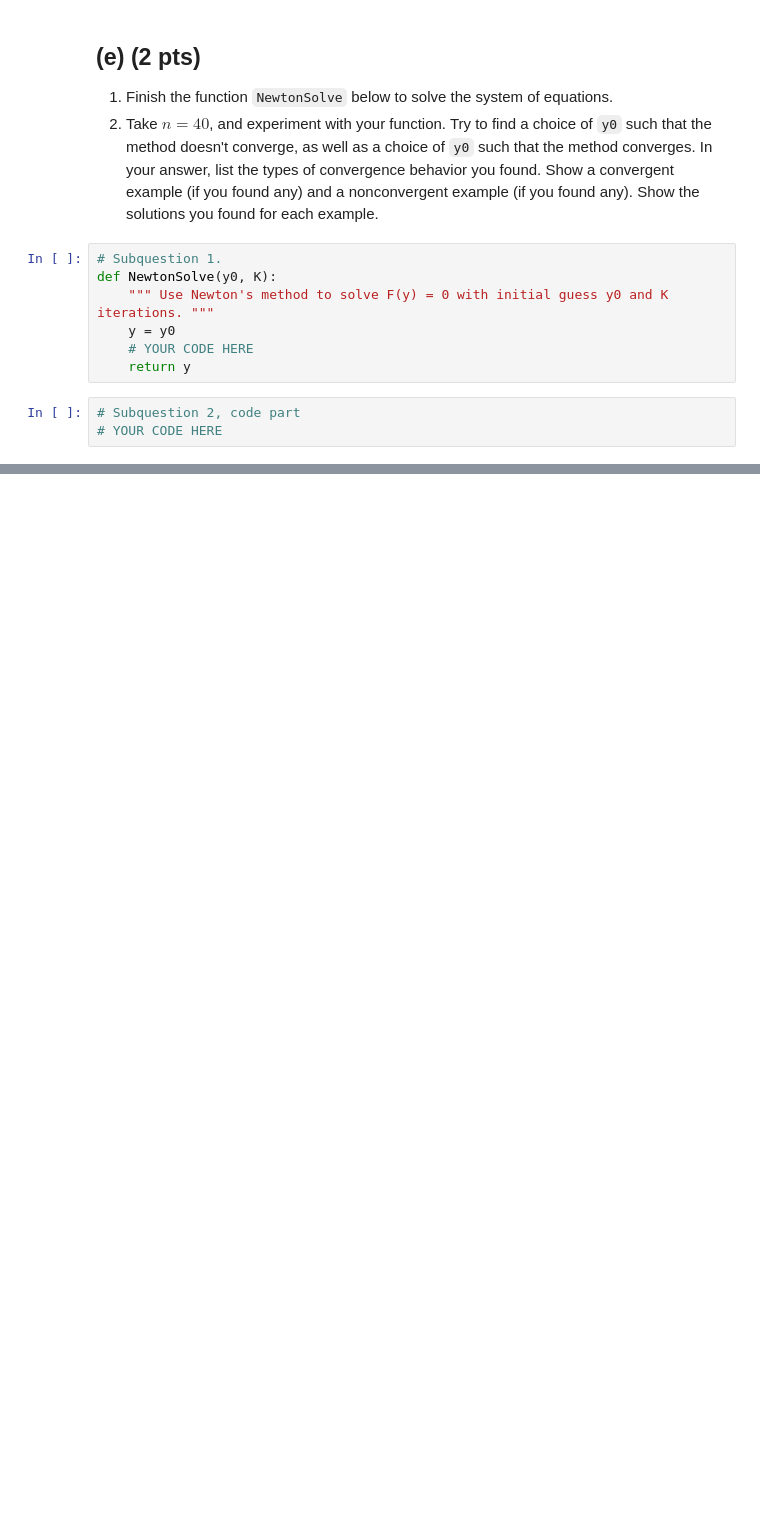
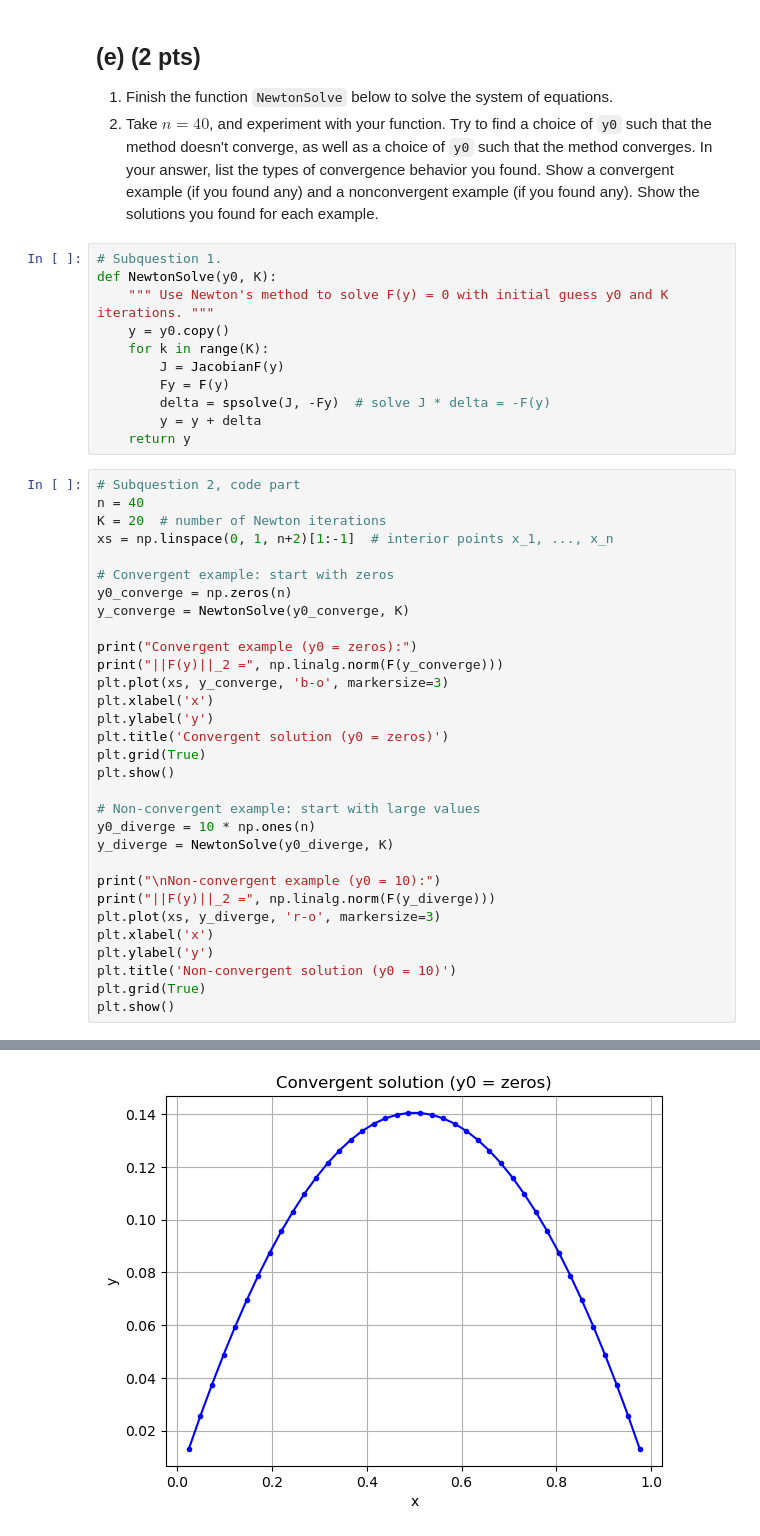
Before and after one commit to MaartenStork/NumAlg, a Jupyter notebook: Assignment4/hw4.ipynb, the cells around one changed output, grey strips where cells are left out. Cells and saved outputs as stored; diff of their text form; blank space fills up the shorter version.

```diff
--- a/Assignment4/hw4.ipynb
+++ b/Assignment4/hw4.ipynb
@@ -252,9 +323,42 @@ YOUR ANSWER HERE
 # Subquestion 1.
 def NewtonSolve(y0, K):
     """ Use Newton's method to solve F(y) = 0 with initial guess y0 and K iterations. """
-    y = y0
-    # YOUR CODE HERE
+    y = y0.copy()
+    for k in range(K):
+        J = JacobianF(y)
+        Fy = F(y)
+        delta = spsolve(J, -Fy)  # solve J * delta = -F(y)
+        y = y + delta
     return y
 # %%
 # Subquestion 2, code part
-# YOUR CODE HERE
+n = 40
+K = 20  # number of Newton iterations
+xs = np.linspace(0, 1, n+2)[1:-1]  # interior points x_1, ..., x_n
+
+# Convergent example: start with zeros
+y0_converge = np.zeros(n)
+y_converge = NewtonSolve(y0_converge, K)
+
+print("Convergent example (y0 = zeros):")
+print("||F(y)||_2 =", np.linalg.norm(F(y_converge)))
+plt.plot(xs, y_converge, 'b-o', markersize=3)
+plt.xlabel('x')
+plt.ylabel('y')
+plt.title('Convergent solution (y0 = zeros)')
+plt.grid(True)
+plt.show()
+
+# Non-convergent example: start with large values
+y0_diverge = 10 * np.ones(n)
+y_diverge = NewtonSolve(y0_diverge, K)
+
+print("\nNon-convergent example (y0 = 10):")
+print("||F(y)||_2 =", np.linalg.norm(F(y_diverge)))
+plt.plot(xs, y_diverge, 'r-o', markersize=3)
+plt.xlabel('x')
+plt.ylabel('y')
+plt.title('Non-convergent solution (y0 = 10)')
+plt.grid(True)
+plt.show()
+# %% [output]
@@ -260,0 +367 @@ def NewtonSolve(y0, K):
+[figure, added]
```
Also changed, not shown: parts of 4 cells of this notebook, 1 other file.
